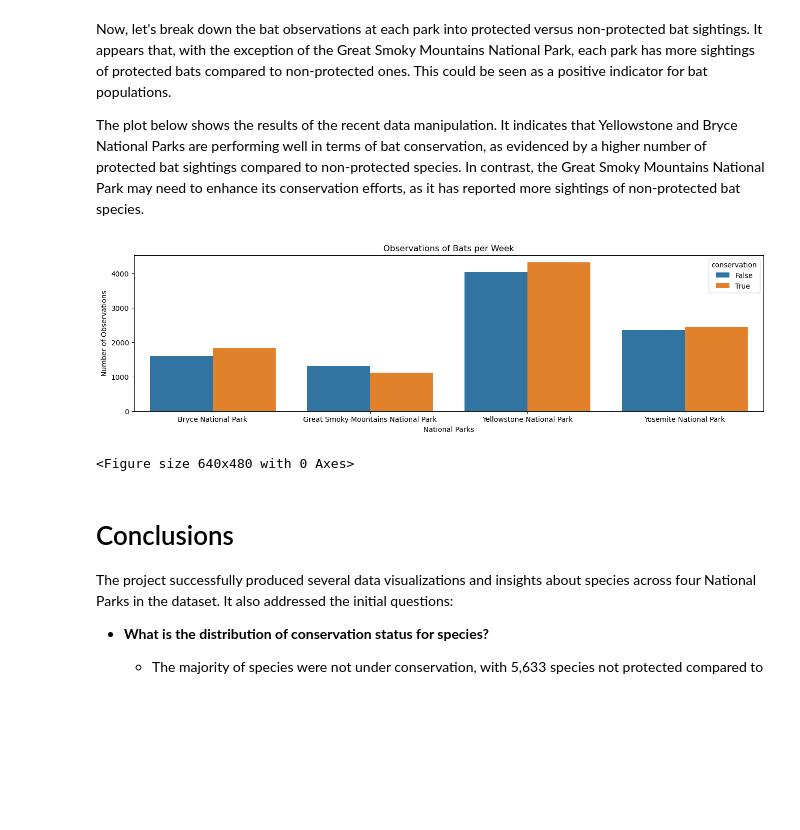
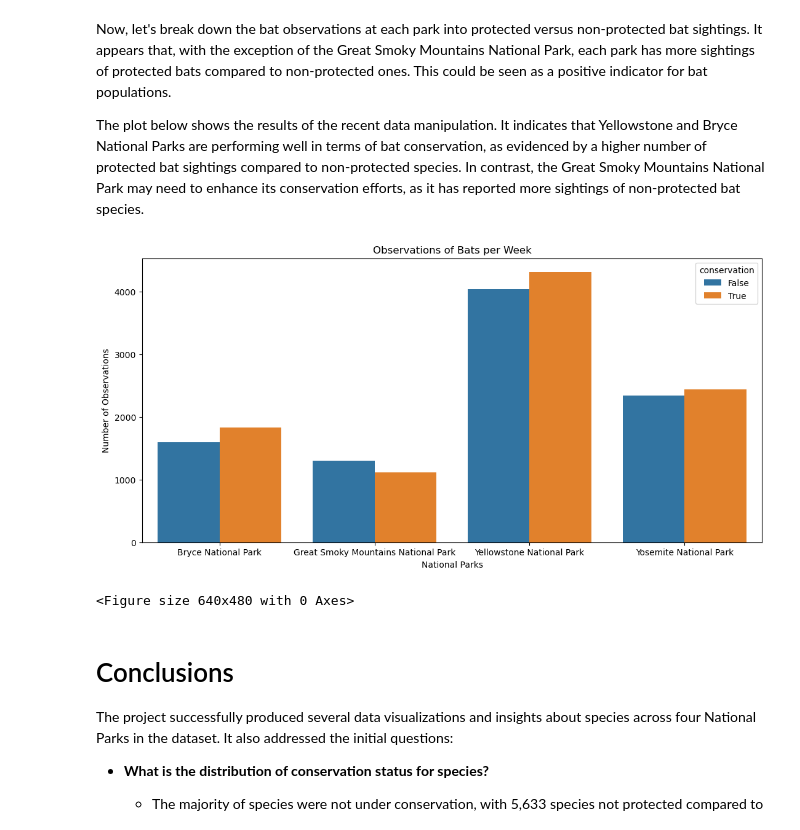
Before and after one commit to Quoc010120/national-park-biodiversity-analytics-by-python, a Jupyter notebook: biodiversity.ipynb, the cells around one changed output. Cells and saved outputs as stored; diff of their text form; code cells hidden in the pictures; blank space fills up the shorter version.

```diff
--- a/biodiversity.ipynb
+++ b/biodiversity.ipynb
@@ -371,16 +371,16 @@ The plot below shows the results of the recent data manipulation. It indicates t
 # %%
 obs_by_park = bat_observations.groupby(['park_name', 'conservation']).observations.sum().reset_index()
 obs_by_park
-plt.figure(figsize=(16, 4))
+plt.figure(figsize=(13, 6))
 sns.barplot(x=obs_by_park.park_name, y= obs_by_park.observations, hue=obs_by_park.conservation)
 plt.xlabel('National Parks')
 plt.ylabel('Number of Observations')
 plt.title('Observations of Bats per Week')
 plt.savefig('graph-2.png')
 plt.show()
 plt.clf()
 # %% [output]
-[figure, old version]
+[figure, new version]
 <Figure size 640x480 with 0 Axes>
 # %% [markdown]
 # Conclusions
```
Also changed, not shown: parts of 2 cells of this notebook, 4 other files.
